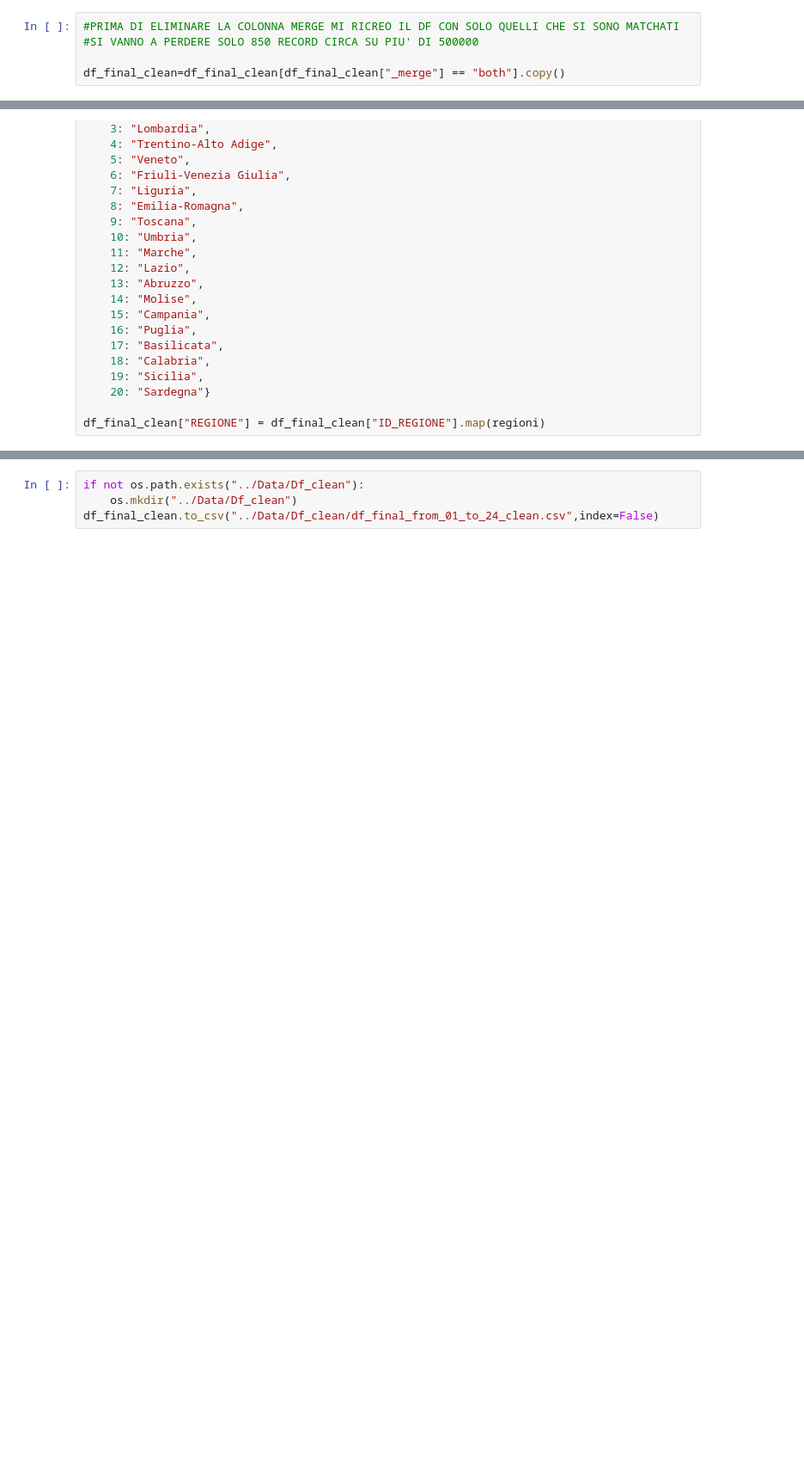
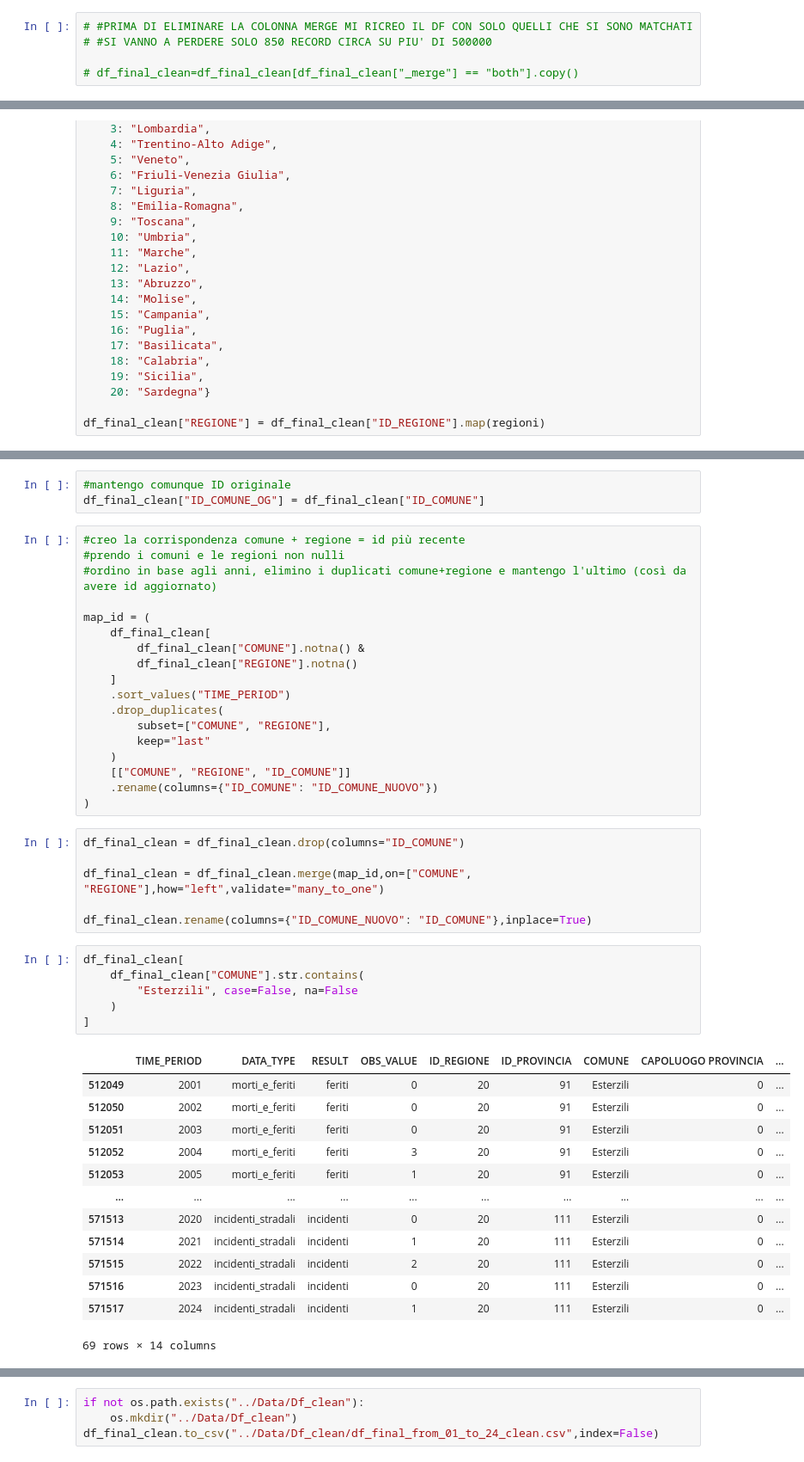
Before and after one commit to EliaValenti/Road_accidents_analysis, a Jupyter notebook: Notebooks/01cleaning_overview.ipynb, the cells around one changed output, grey strips where cells are left out. Shown at 86% size. Drawn from its saved outputs; the diff is of its cells as text; blank space fills up the shorter version.

```diff
--- a/Notebooks/01_V2_cleaning_overview.ipynb
+++ b/Notebooks/01cleaning_overview.ipynb
@@ -564,10 +600,10 @@ df_final_clean
 | 573551 | 2024 | 111107 | ROADACC | 9 | 3 | 20.0 | 111.0 | ... |
 573552 rows × 15 columns
 # %%
-#PRIMA DI ELIMINARE LA COLONNA MERGE MI RICREO IL DF CON SOLO QUELLI CHE SI SONO MATCHATI
-#SI VANNO A PERDERE SOLO 850 RECORD CIRCA SU PIU' DI 500000
+# #PRIMA DI ELIMINARE LA COLONNA MERGE MI RICREO IL DF CON SOLO QUELLI CHE SI SONO MATCHATI
+# #SI VANNO A PERDERE SOLO 850 RECORD CIRCA SU PIU' DI 500000
 
-df_final_clean=df_final_clean[df_final_clean["_merge"] == "both"].copy()
+# df_final_clean=df_final_clean[df_final_clean["_merge"] == "both"].copy()
 # %%
 #Elimino merge che non mi serve più, il codice d
 df_final_clean=df_final_clean.drop(columns=["_merge","Anno (Popolazione residente)","Codice Comune (numerico)"]) #ho dovuto riscrivere df_final_clean= perchè drop non eliminerebbe
@@ -744,0 +989,47 @@ Name: count, dtype: int64
+# %%
+#mantengo comunque ID originale
+df_final_clean["ID_COMUNE_OG"] = df_final_clean["ID_COMUNE"]
+# %%
+#creo la corrispondenza comune + regione = id più recente
+#prendo i comuni e le regioni non nulli
+#ordino in base agli anni, elimino i duplicati comune+regione e mantengo l'ultimo (così da avere id aggiornato)
+
+map_id = (
+    df_final_clean[
+        df_final_clean["COMUNE"].notna() &
+        df_final_clean["REGIONE"].notna()
+    ]
+    .sort_values("TIME_PERIOD")
+    .drop_duplicates(
+        subset=["COMUNE", "REGIONE"],
+        keep="last"
+    )
+    [["COMUNE", "REGIONE", "ID_COMUNE"]]
+    .rename(columns={"ID_COMUNE": "ID_COMUNE_NUOVO"})
+)
+# %%
+df_final_clean = df_final_clean.drop(columns="ID_COMUNE")
+
+df_final_clean = df_final_clean.merge(map_id,on=["COMUNE", "REGIONE"],how="left",validate="many_to_one")
+
+df_final_clean.rename(columns={"ID_COMUNE_NUOVO": "ID_COMUNE"},inplace=True)
+# %%
+df_final_clean[
+    df_final_clean["COMUNE"].str.contains(
+        "Esterzili", case=False, na=False
+    )
+]
+# %% [output]
+|  | TIME_PERIOD | DATA_TYPE | RESULT | OBS_VALUE | ID_REGIONE | ID_PROVINCIA | COMUNE | CAPOLUOGO PROVINCIA | ... |
+| 512049 | 2001 | morti_e_feriti | feriti | 0 | 20 | 91 | Esterzili | 0 | ... |
+| 512050 | 2002 | morti_e_feriti | feriti | 0 | 20 | 91 | Esterzili | 0 | ... |
+| 512051 | 2003 | morti_e_feriti | feriti | 0 | 20 | 91 | Esterzili | 0 | ... |
+| 512052 | 2004 | morti_e_feriti | feriti | 3 | 20 | 91 | Esterzili | 0 | ... |
+| 512053 | 2005 | morti_e_feriti | feriti | 1 | 20 | 91 | Esterzili | 0 | ... |
+| ... | ... | ... | ... | ... | ... | ... | ... | ... | ... |
+| 571513 | 2020 | incidenti_stradali | incidenti | 0 | 20 | 111 | Esterzili | 0 | ... |
+| 571514 | 2021 | incidenti_stradali | incidenti | 1 | 20 | 111 | Esterzili | 0 | ... |
+| 571515 | 2022 | incidenti_stradali | incidenti | 2 | 20 | 111 | Esterzili | 0 | ... |
+| 571516 | 2023 | incidenti_stradali | incidenti | 0 | 20 | 111 | Esterzili | 0 | ... |
+| 571517 | 2024 | incidenti_stradali | incidenti | 1 | 20 | 111 | Esterzili | 0 | ... |
+69 rows × 14 columns
```
Also changed, not shown: parts of 72 cells of this notebook, 10 other files.
